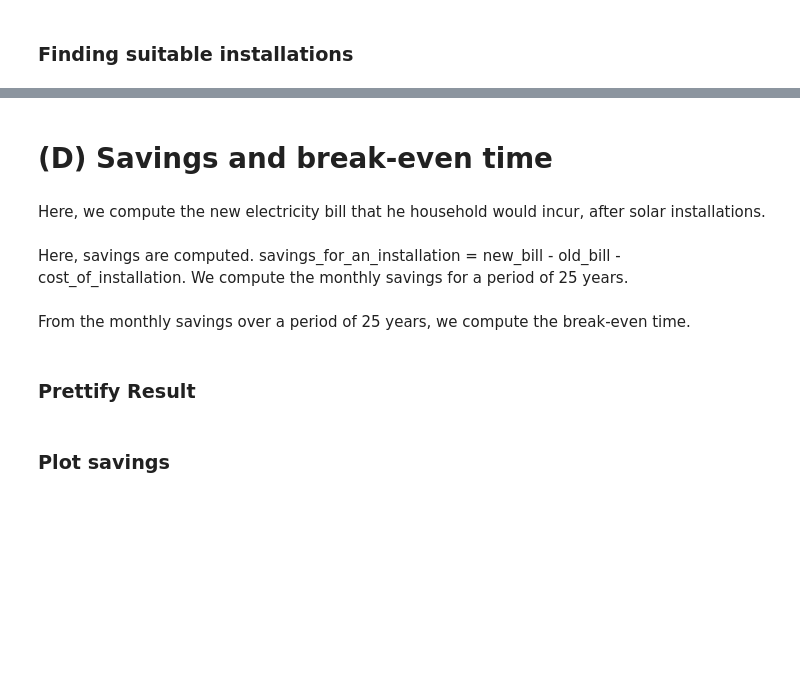
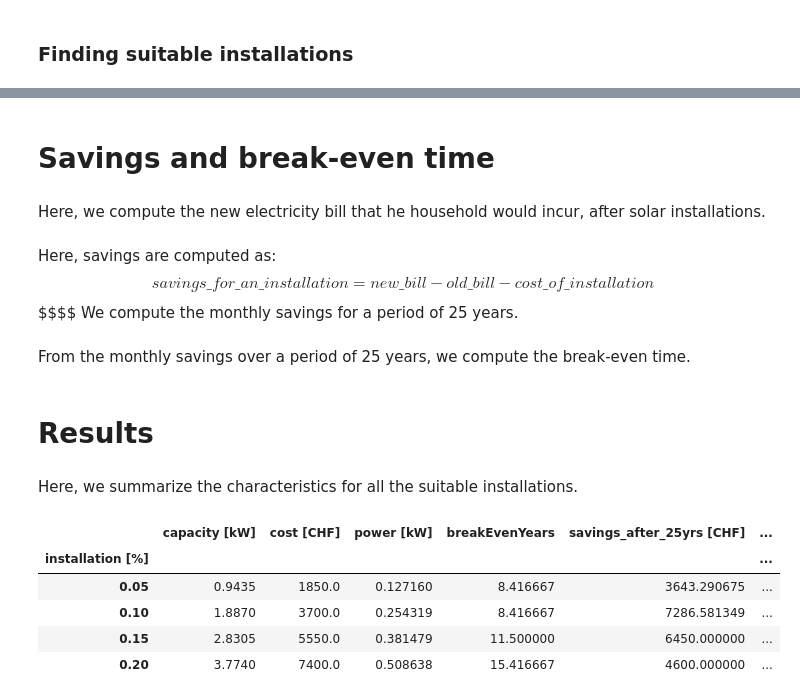
Before and after one commit to e-bug/solarity, a Jupyter notebook: Solarity.ipynb, the cells around one changed output, grey strips where cells are left out. Cells and saved outputs as stored; diff of their text form; code cells hidden in the pictures; blank space fills up the shorter version.

```diff
--- a/Solarity.ipynb
+++ b/Solarity.ipynb
@@ -157,5 +203,5 @@ solar_df
 # %% [markdown]
-# (D) Savings and break-even time
+# Savings and break-even time
 # %% [markdown]
 Here, we compute the new electricity bill that he household would incur, after solar installations.
 # %%
@@ -175,9 +230,11 @@ def get_new_bill(bill, power):
 
     return newBill, newUsageFromUtility
 # %%
-newBill, newUsage = get_new_bill(averageElectricityBill, installPower)
+newBill, newUsage = get_new_bill(averageElectricityBill, installPower, elecTariff)
 # %% [markdown]
-Here, savings are computed. savings_for_an_installation = new_bill - old_bill - cost_of_installation.
+Here, savings are computed as:
+$$savings\_for\_an\_installation = new\_bill - old\_bill - cost\_of\_installation$$
+$$$$
 We compute the monthly savings for a period of 25 years.
 # %%
 totalYears = 25
@@ -208,2 +275,0 @@ breakEven = get_break_even_time(savings)/12
-# %% [markdown]
-### Prettify Result
@@ -212,8 +276,17 @@ newBill
+# %% [markdown]
+# Results
+# %% [markdown]
+Here, we summarize the characteristics for all the suitable installations.
 # %%
 final_df = solar_df
 final_df['breakEvenYears'] = breakEven
-final_df['savings_after_25yrs'] = finalSavings
-final_df['annual_savings'] = finalSavings/totalYears
+final_df['savings_after_25yrs [CHF]'] = finalSavings
+final_df['annual_savings [CHF]'] = finalSavings / totalYears
 final_df
+# %% [output]
+|  | capacity [kW] | cost [CHF] | power [kW] | breakEvenYears | savings_after_25yrs [CHF] | ... |
+| installation [%] |  |  |  |  |  | ... |
+| 0.05 | 0.9435 | 1850.0 | 0.127160 | 8.416667 | 3643.290675 | ... |
+| 0.10 | 1.8870 | 3700.0 | 0.254319 | 8.416667 | 7286.581349 | ... |
+| 0.15 | 2.8305 | 5550.0 | 0.381479 | 11.500000 | 6450.000000 | ... |
+| 0.20 | 3.7740 | 7400.0 | 0.508638 | 15.416667 | 4600.000000 | ... |
-# %% [markdown]
-### Plot savings
```
Also changed, not shown: parts of 64 cells of this notebook.
